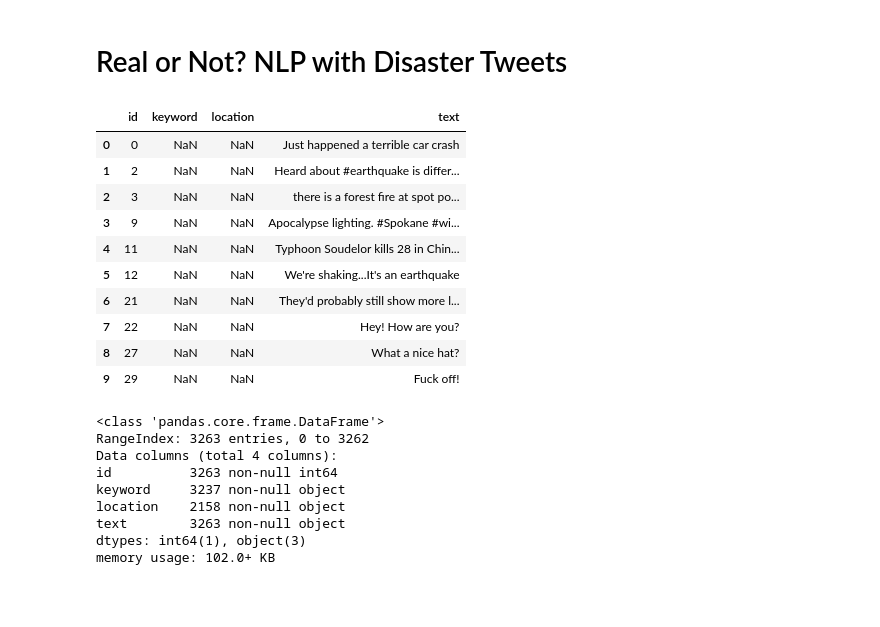
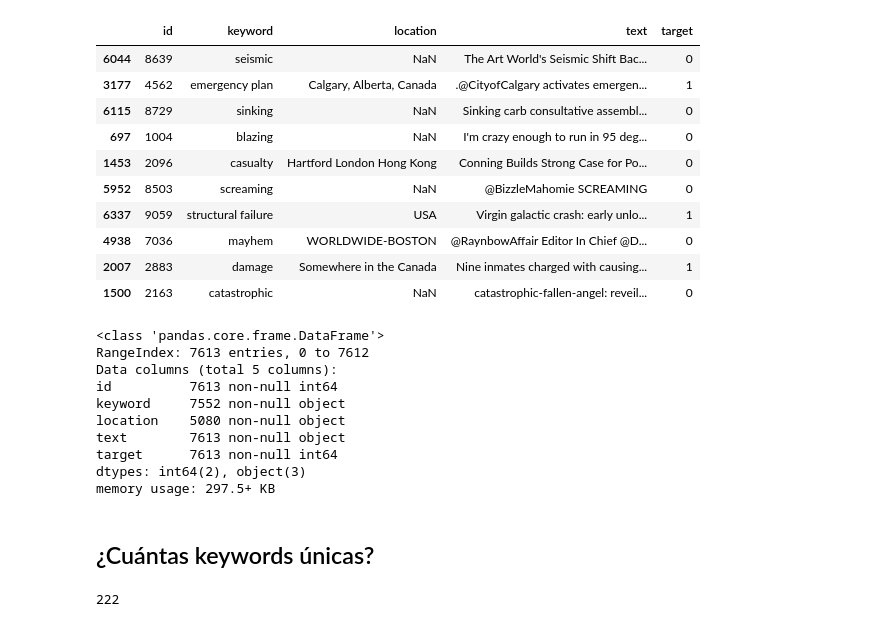
Before and after one commit to danielacarrero/orga-datos, a Jupyter notebook: TP1/analysis.ipynb, the cells around one changed output. Cells and saved outputs as stored; diff of their text form; code cells hidden in the pictures; blank space fills up the shorter version.

Commit message:
Keyword Analysis

```diff
--- a/TP1/analysis.ipynb
+++ b/TP1/analysis.ipynb
@@ -1,2 +0,0 @@
-# %% [markdown]
-# Real or Not? NLP with Disaster Tweets
@@ -6,27 +10,35 @@ import pandas as pd
 # %%
-tweets = pd.read_csv('./data/test.csv')
-tweets.head(10)
+tweets = pd.read_csv('./data/train.csv', encoding='utf-8')
+tweets.loc[:,'keyword'] = tweets.loc[:,'keyword'].str.replace("%20", " ")
+tweets.sample(10)
 # %% [output]
-|  | id | keyword | location | text |
-| 0 | 0 | NaN | NaN | Just happened a terrible car crash |
-| 1 | 2 | NaN | NaN | Heard about #earthquake is differ... |
-| 2 | 3 | NaN | NaN | there is a forest fire at spot po... |
-| 3 | 9 | NaN | NaN | Apocalypse lighting. #Spokane #wi... |
-| 4 | 11 | NaN | NaN | Typhoon Soudelor kills 28 in Chin... |
-| 5 | 12 | NaN | NaN | We're shaking...It's an earthquake |
-| 6 | 21 | NaN | NaN | They'd probably still show more l... |
-| 7 | 22 | NaN | NaN | Hey! How are you? |
-| 8 | 27 | NaN | NaN | What a nice hat? |
-| 9 | 29 | NaN | NaN | Fuck off! |
+|  | id | keyword | location | text | target |
+| 6044 | 8639 | seismic | NaN | The Art World's Seismic Shift Bac... | 0 |
+| 3177 | 4562 | emergency plan | Calgary, Alberta, Canada | .@CityofCalgary activates emergen... | 1 |
+| 6115 | 8729 | sinking | NaN | Sinking carb consultative assembl... | 0 |
+| 697 | 1004 | blazing | NaN | I'm crazy enough to run in 95 deg... | 0 |
+| 1453 | 2096 | casualty | Hartford London Hong Kong | Conning Builds Strong Case for Po... | 0 |
+| 5952 | 8503 | screaming | NaN | @BizzleMahomie SCREAMING | 0 |
+| 6337 | 9059 | structural failure | USA | Virgin galactic crash: early unlo... | 1 |
+| 4938 | 7036 | mayhem | WORLDWIDE-BOSTON | @RaynbowAffair Editor In Chief @D... | 0 |
+| 2007 | 2883 | damage | Somewhere in the Canada | Nine inmates charged with causing... | 1 |
+| 1500 | 2163 | catastrophic | NaN | catastrophic-fallen-angel: reveil... | 0 |
 # %%
 tweets.info()
 # %% [output]
 <class 'pandas.core.frame.DataFrame'>
-RangeIndex: 3263 entries, 0 to 3262
-Data columns (total 4 columns):
-id          3263 non-null int64
-keyword     3237 non-null object
-location    2158 non-null object
-text        3263 non-null object
-dtypes: int64(1), object(3)
-memory usage: 102.0+ KB
+RangeIndex: 7613 entries, 0 to 7612
+Data columns (total 5 columns):
+id          7613 non-null int64
+keyword     7552 non-null object
+location    5080 non-null object
+text        7613 non-null object
+target      7613 non-null int64
+dtypes: int64(2), object(3)
+memory usage: 297.5+ KB
+# %% [markdown]
+## ¿Cuántas keywords únicas?
+# %%
+len(tweets.keyword.unique())
+# %% [output]
+222
```
Also changed, not shown: parts of 16 cells of this notebook, 2 other files.
